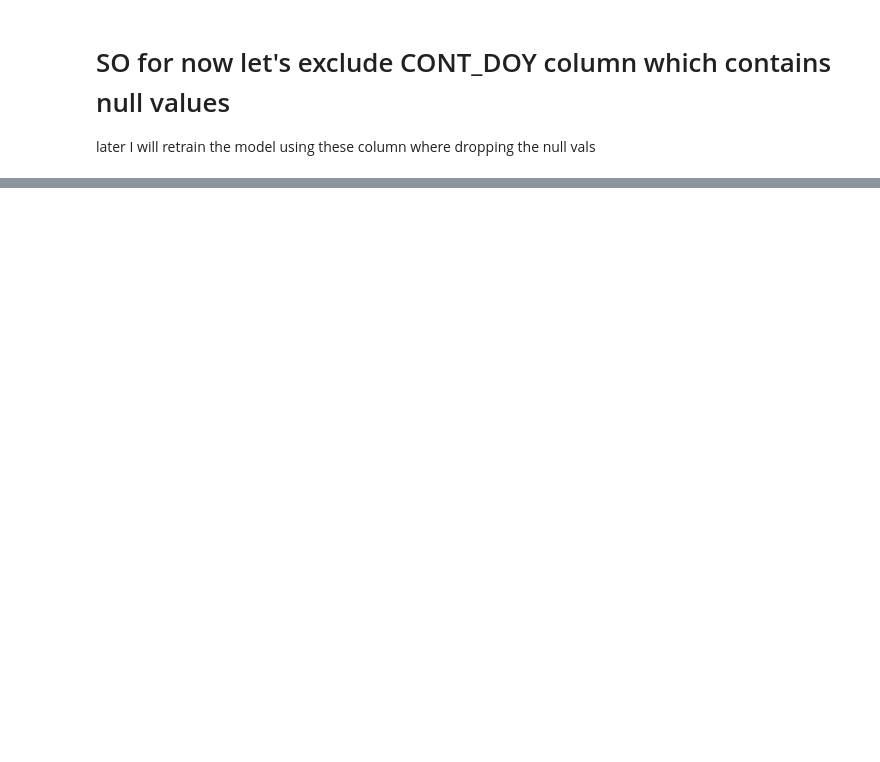
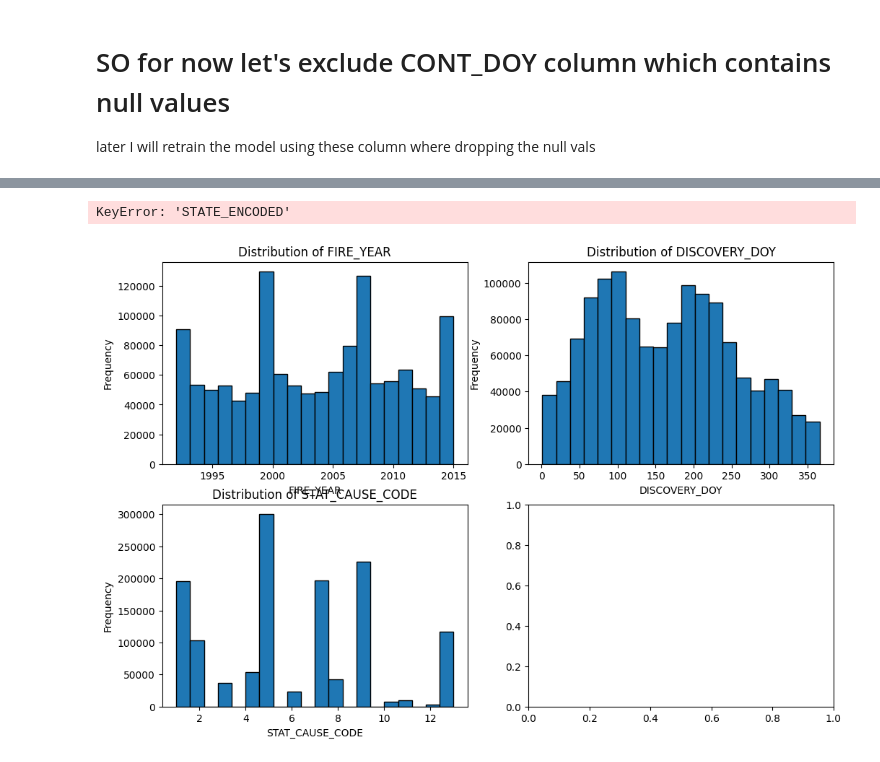
Before and after one commit to DanialArab/Geospatial_Data_Science, a Jupyter notebook: My GIS Projects/3. Fire Predictor/Fire_Predictor.ipynb, the cells around one changed output, grey strips where cells are left out. Cells and saved outputs as stored; diff of their text form; code cells hidden in the pictures; blank space fills up the shorter version.

Commit message:
Fire predictor jupyter files updated

```diff
--- a/My GIS Projects/3. Fire Predictor/Fire_Predictor.ipynb
+++ b/My GIS Projects/3. Fire Predictor/Fire_Predictor.ipynb
@@ -109,5 +144,6 @@ df = df.withColumn("FIRE_YEAR", df.FIRE_YEAR.cast("integer"))
 df = df.withColumn("DISCOVERY_DOY", df.DISCOVERY_DOY.cast("integer"))
 df = df.withColumn("CONT_DOY", df.CONT_DOY.cast("integer"))
 df = df.withColumn("STAT_CAUSE_CODE", df.STAT_CAUSE_CODE.cast("integer"))
+df = df.withColumn("FIRE_SIZE", df.FIRE_SIZE.cast("double"))
 # %%
 df.select('STATE','FIRE_YEAR', 'DISCOVERY_DOY', 'CONT_DOY',\
@@ -276,0 +383,19 @@ STATE_indexed.head(3)
+# %%
+def data_reader(df_spark):
+
+    selected_col = ['LONGITUDE', 'LATITUDE','FIRE_SIZE', 'FIRE_SIZE_CLASS',\
+               'STATE','FIRE_YEAR', 'DISCOVERY_DOY', \
+                'STAT_CAUSE_CODE','DISCOVERY_TIME', 'CONT_TIME'] # 'CONT_DOY',
+
+    df = df_spark.select(selected_col)
+
+    df = df.withColumn("FIRE_SIZE", df.FIRE_SIZE.cast("double"))
+    df = df.withColumn("FIRE_YEAR", df.FIRE_YEAR.cast("integer"))
+    df = df.withColumn("DISCOVERY_DOY", df.DISCOVERY_DOY.cast("integer"))
+    #df = df.withColumn("CONT_DOY", df.CONT_DOY.cast("integer"))
+    df = df.withColumn("STAT_CAUSE_CODE", df.STAT_CAUSE_CODE.cast("integer"))
+
+    return df
+# %%
+df = data_reader(df_spark)
+df.select([sum(col(c).isNull().cast('int')).alias(c) for c in df.columns]).show()
@@ -276,0 +551,2 @@ STATE_indexed.head(3)
+# %%
+train_data= logistic_reg_classifier_2(my_df, 'FIRE_SIZE_CLASS')
@@ -276,0 +573,24 @@ STATE_indexed.head(3)
+# %%
+import matplotlib.pyplot as plt
+df=train_data.toPandas()
+# Select the features for plotting
+features_to_plot = ['FIRE_YEAR', 'DISCOVERY_DOY', 'STAT_CAUSE_CODE', 'STATE_ENCODED']
+
+# Create subplots for each feature
+fig, axes = plt.subplots(nrows=2, ncols=2, figsize=(12, 8))
+
+# Plot histograms for each feature
+for ax, feature in zip(axes.flatten(), features_to_plot):
+    ax.hist(df[feature], bins=20, edgecolor='black')
+    ax.set_title(f"Distribution of {feature}")
+    ax.set_xlabel(feature)
+    ax.set_ylabel("Frequency")
+
+# Adjust spacing between subplots
+plt.tight_layout()
+
+# Display the plot
+plt.show()
+# %% [output]
+KeyError: 'STATE_ENCODED'
+[figure, added]
```
Also changed, not shown: parts of 173 cells of this notebook, 1 other file.
